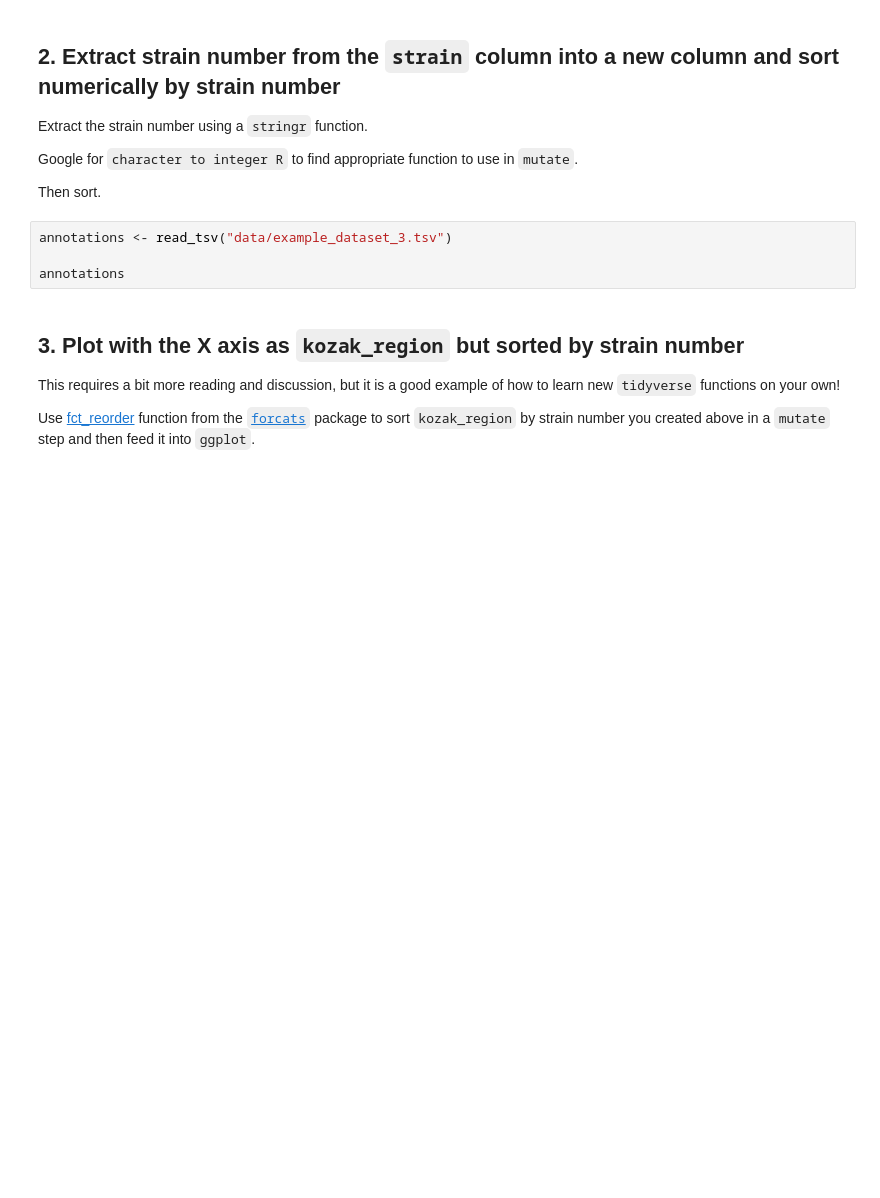
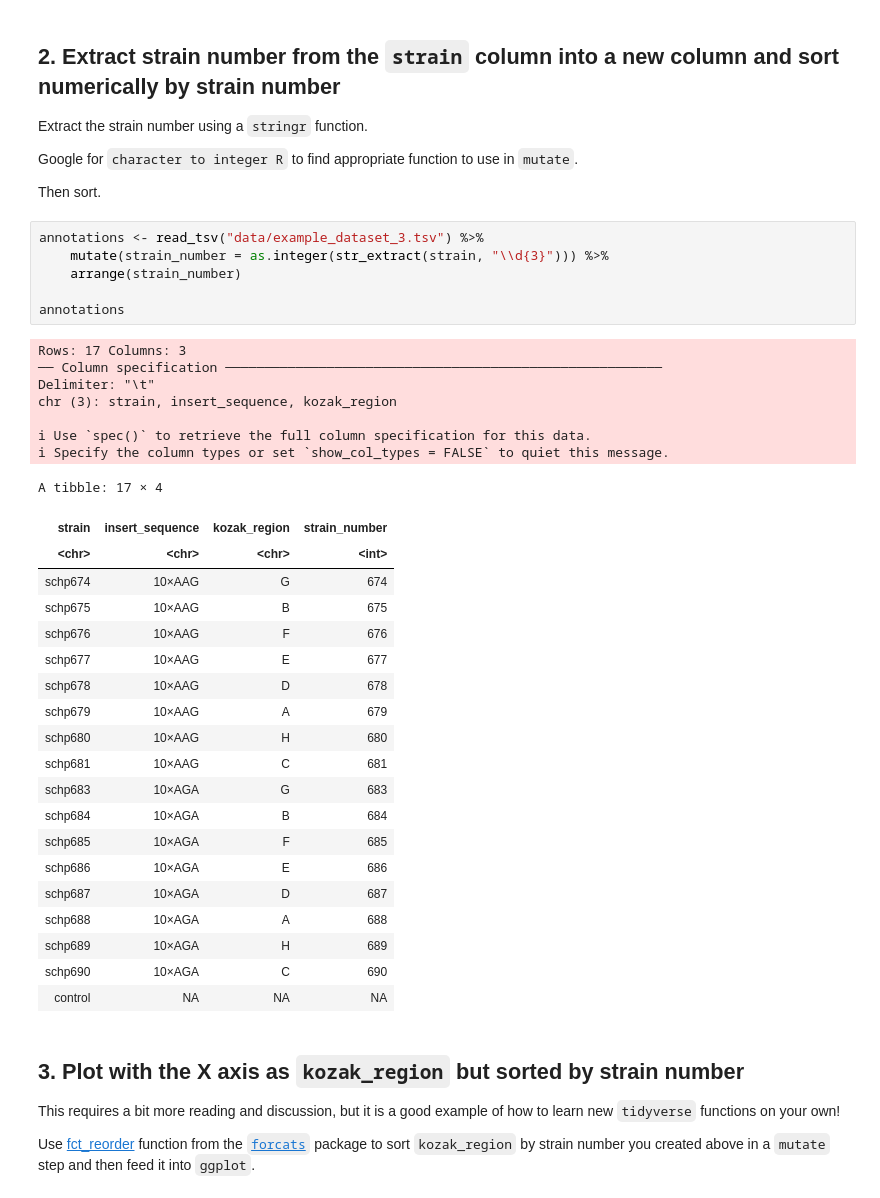
Before and after one commit to boothcl/tfcb_2024, a Jupyter notebook: lectures/lecture12/lecture12.ipynb, the cells around one changed output. Drawn from its saved outputs; the diff is of its cells as text; blank space fills up the shorter version.

```diff
--- a/lectures/lecture12/lecture12.ipynb
+++ b/lectures/lecture12/lecture12.ipynb
@@ -493,9 +789,39 @@ Google for `character to integer R` to find appropriate function to use in `muta
 
 Then sort.
 # %%
-annotations <- read_tsv("data/example_dataset_3.tsv")
+annotations <- read_tsv("data/example_dataset_3.tsv") %>%
+    mutate(strain_number = as.integer(str_extract(strain, "\\d{3}"))) %>%
+    arrange(strain_number)
 
 annotations
+# %% [output]
+Rows: 17 Columns: 3
+── Column specification ────────────────────────────────────────────────────────
+Delimiter: "\t"
+chr (3): strain, insert_sequence, kozak_region
+
+ℹ Use `spec()` to retrieve the full column specification for this data.
+ℹ Specify the column types or set `show_col_types = FALSE` to quiet this message.
+A tibble: 17 × 4
+| strain | insert_sequence | kozak_region | strain_number |
+| <chr> | <chr> | <chr> | <int> |
+| schp674 | 10×AAG | G | 674 |
+| schp675 | 10×AAG | B | 675 |
+| schp676 | 10×AAG | F | 676 |
+| schp677 | 10×AAG | E | 677 |
+| schp678 | 10×AAG | D | 678 |
+| schp679 | 10×AAG | A | 679 |
+| schp680 | 10×AAG | H | 680 |
+| schp681 | 10×AAG | C | 681 |
+| schp683 | 10×AGA | G | 683 |
+| schp684 | 10×AGA | B | 684 |
+| schp685 | 10×AGA | F | 685 |
+| schp686 | 10×AGA | E | 686 |
+| schp687 | 10×AGA | D | 687 |
+| schp688 | 10×AGA | A | 688 |
+| schp689 | 10×AGA | H | 689 |
+| schp690 | 10×AGA | C | 690 |
+| control | NA | NA | NA |
 # %% [markdown]
 ## 3. Plot with the X axis as `kozak_region` but sorted by strain number
 
```
Also changed, not shown: parts of 35 cells of this notebook.
